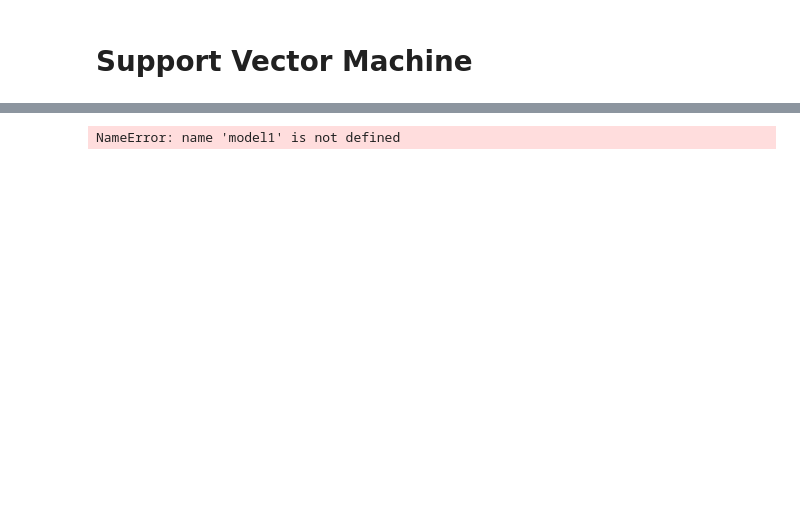
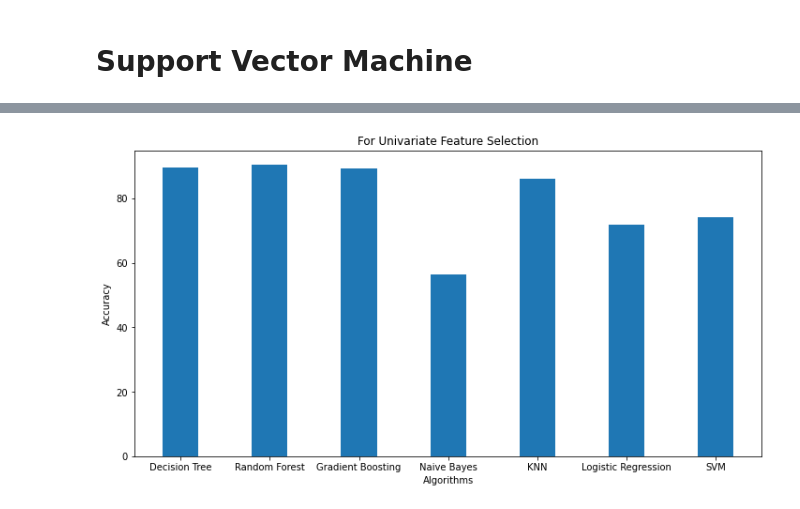
Before and after one commit to AniShama/thesis-data, a Jupyter notebook: univariate selection.ipynb, the cells around one changed output, grey strips where cells are left out. Drawn from its saved outputs; the diff is of its cells as text; code cells hidden in the pictures; blank space fills up the shorter version.

```diff
--- a/univariate selection.ipynb
+++ b/univariate selection.ipynb
@@ -850,11 +828,0 @@ sv_probs=sv_probs[:,1]
-# %%
-pred_prob1 = model1.predict_proba(X_test)
-pred_prob2 = model2.predict_proba(X_test)
-print("Prediction Probabilities for Logistic Regression")
-print(pred_prob1)
-input("Waiting....")
-print("Prediction Probabilities for KNN")
-print(pred_prob2)
-input("Waiting....")
-# %% [output]
-NameError: name 'model1' is not defined
@@ -875,0 +829,14 @@ dt_auc = roc_auc_score(y_test, dt_probs,multi_class="ovr",average=None)
+# %%
+w=0.2
+x= ["Decision Tree","Random Forest","Gradient Boosting","Naive Bayes","KNN","Logistic Regression","SVM"]
+Accuracy=[89.55,90.4,89.35,56.3,86.07,71.82,74.15]
+plt.figure(figsize=(12,6))
+bar1=np.arange(len(x))
+plt.bar(bar1,Accuracy,0.4,label="Accuracy")
+plt.xlabel("Algorithms")
+plt.ylabel("Accuracy")
+plt.title("For Univariate Feature Selection")
+plt.xticks(bar1,x)
+plt.show()
+# %% [output]
+[figure, added]
```
Also changed, not shown: parts of 42 cells of this notebook.
